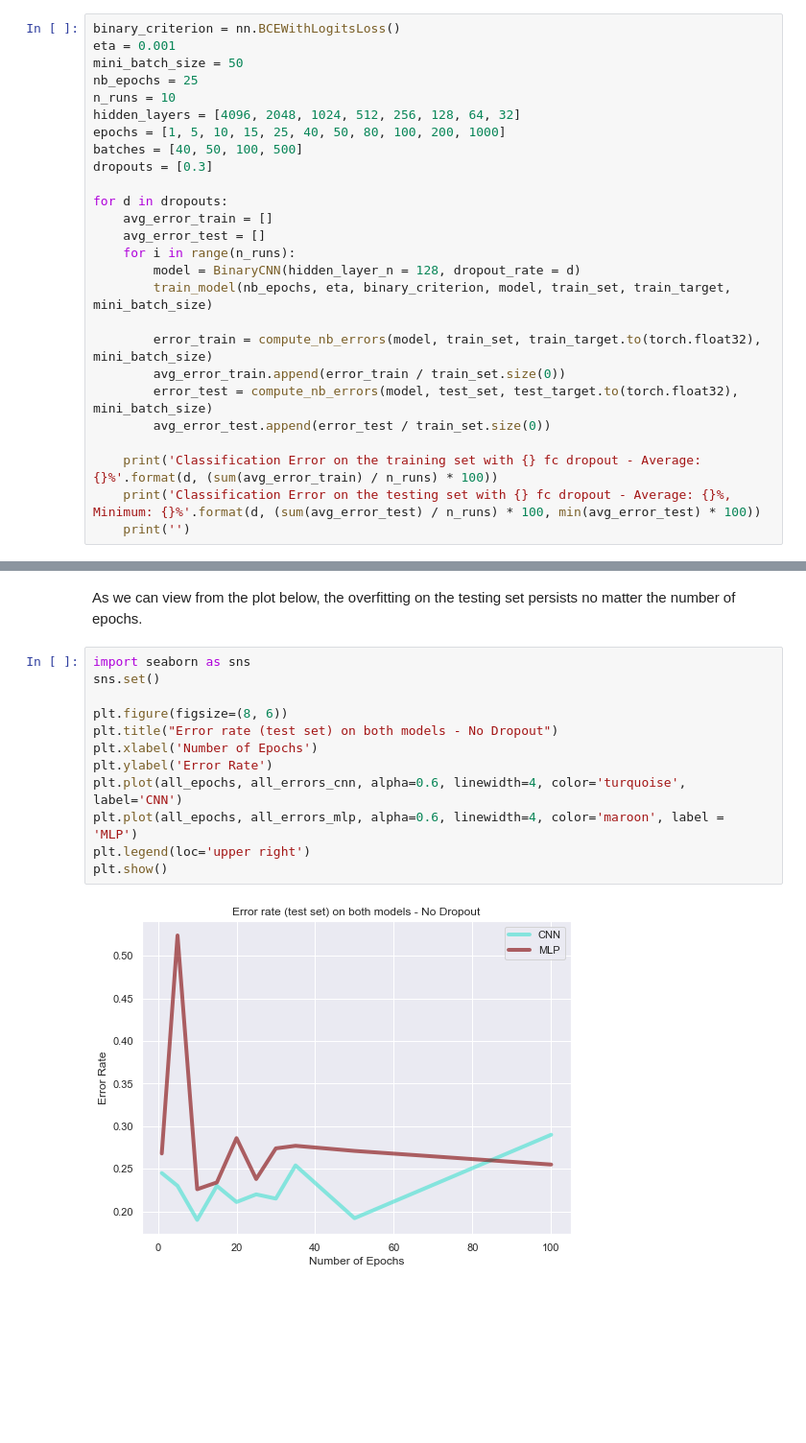
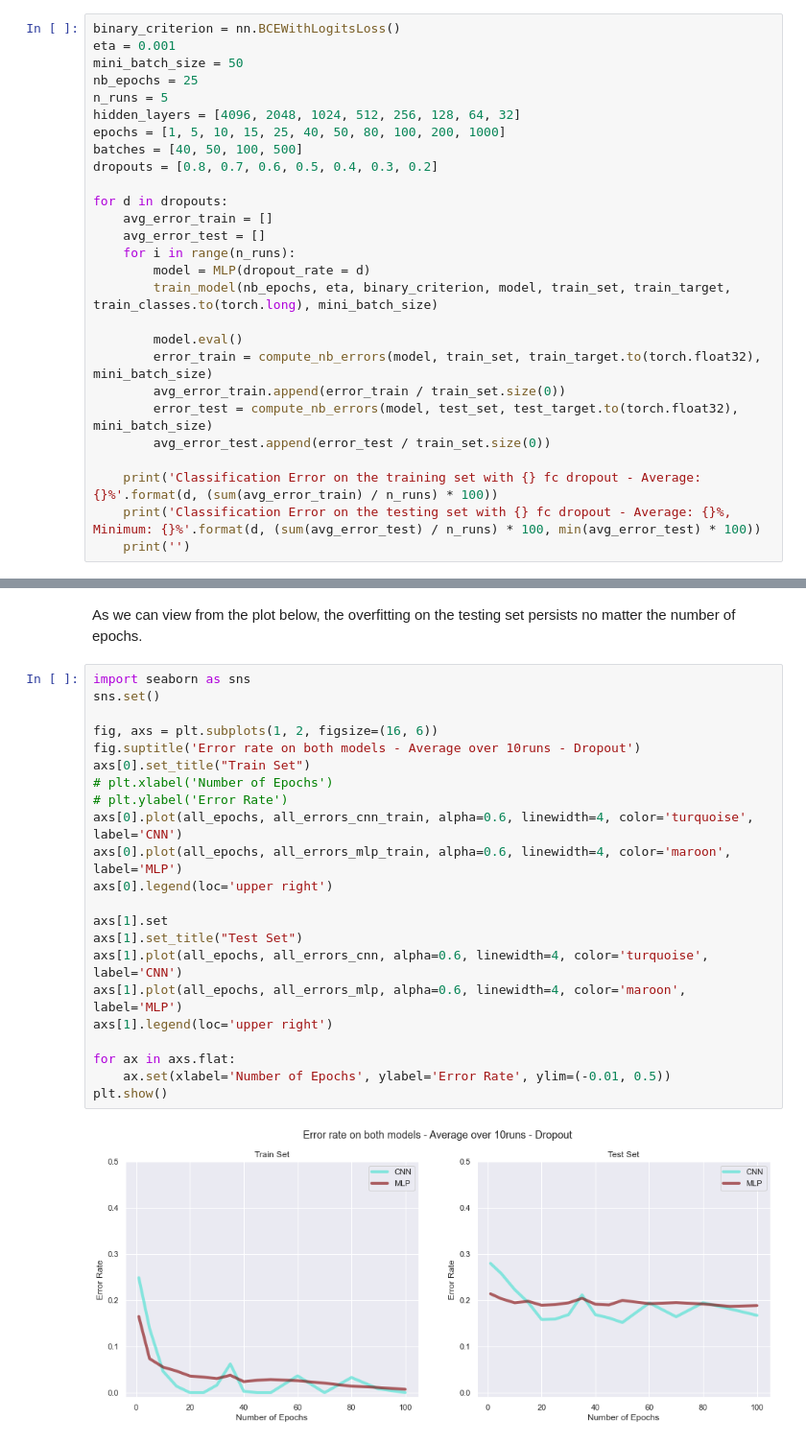
Before and after one commit to Joao-Quinta/Deep_learning_project, a Jupyter notebook: project1/Project2_Main_Notebook.ipynb, the cells around one changed output, grey strips where cells are left out. Shown at 96% size. Drawn from its saved outputs; the diff is of its cells as text; blank space fills up the shorter version.

Commit message:
dropout benchmark

```diff
--- a/project1/Project2_Main_Notebook.ipynb
+++ b/project1/Project2_Main_Notebook.ipynb
@@ -203,19 +233,20 @@ binary_criterion = nn.BCEWithLogitsLoss()
 eta = 0.001
 mini_batch_size = 50
 nb_epochs = 25
-n_runs = 10
+n_runs = 5
 hidden_layers = [4096, 2048, 1024, 512, 256, 128, 64, 32]
 epochs = [1, 5, 10, 15, 25, 40, 50, 80, 100, 200, 1000]
 batches = [40, 50, 100, 500]
-dropouts = [0.3]
+dropouts = [0.8, 0.7, 0.6, 0.5, 0.4, 0.3, 0.2]
 
 for d in dropouts:
     avg_error_train = []
     avg_error_test = []
     for i in range(n_runs):
-        model = BinaryCNN(hidden_layer_n = 128, dropout_rate = d)
-        train_model(nb_epochs, eta, binary_criterion, model, train_set, train_target, mini_batch_size)
+        model = MLP(dropout_rate = d)
+        train_model(nb_epochs, eta, binary_criterion, model, train_set, train_target, train_classes.to(torch.long), mini_batch_size)
 
+        model.eval()
         error_train = compute_nb_errors(model, train_set, train_target.to(torch.float32), mini_batch_size)
         avg_error_train.append(error_train / train_set.size(0))
         error_test = compute_nb_errors(model, test_set, test_target.to(torch.float32), mini_batch_size)
@@ -313,14 +336,24 @@ As we can view from the plot below, the overfitting on the testing set persists
 # %%
 import seaborn as sns
 sns.set()
 
-plt.figure(figsize=(8, 6))
-plt.title("Error rate (test set) on both models - No Dropout")
-plt.xlabel('Number of Epochs')
-plt.ylabel('Error Rate')
-plt.plot(all_epochs, all_errors_cnn, alpha=0.6, linewidth=4, color='turquoise', label='CNN')
-plt.plot(all_epochs, all_errors_mlp, alpha=0.6, linewidth=4, color='maroon', label = 'MLP')
-plt.legend(loc='upper right')
+fig, axs = plt.subplots(1, 2, figsize=(16, 6))
+fig.suptitle('Error rate on both models - Average over 10runs - Dropout')
+axs[0].set_title("Train Set")
+# plt.xlabel('Number of Epochs')
+# plt.ylabel('Error Rate')
+axs[0].plot(all_epochs, all_errors_cnn_train, alpha=0.6, linewidth=4, color='turquoise', label='CNN')
+axs[0].plot(all_epochs, all_errors_mlp_train, alpha=0.6, linewidth=4, color='maroon', label='MLP')
+axs[0].legend(loc='upper right')
+
+axs[1].set
+axs[1].set_title("Test Set")
+axs[1].plot(all_epochs, all_errors_cnn, alpha=0.6, linewidth=4, color='turquoise', label='CNN')
+axs[1].plot(all_epochs, all_errors_mlp, alpha=0.6, linewidth=4, color='maroon', label='MLP')
+axs[1].legend(loc='upper right')
+
+for ax in axs.flat:
+    ax.set(xlabel='Number of Epochs', ylabel='Error Rate', ylim=(-0.01, 0.5))
 plt.show()
 # %% [output]
-[figure, old version]
+[figure, new version]
```
Also changed, not shown: parts of 7 cells of this notebook.
